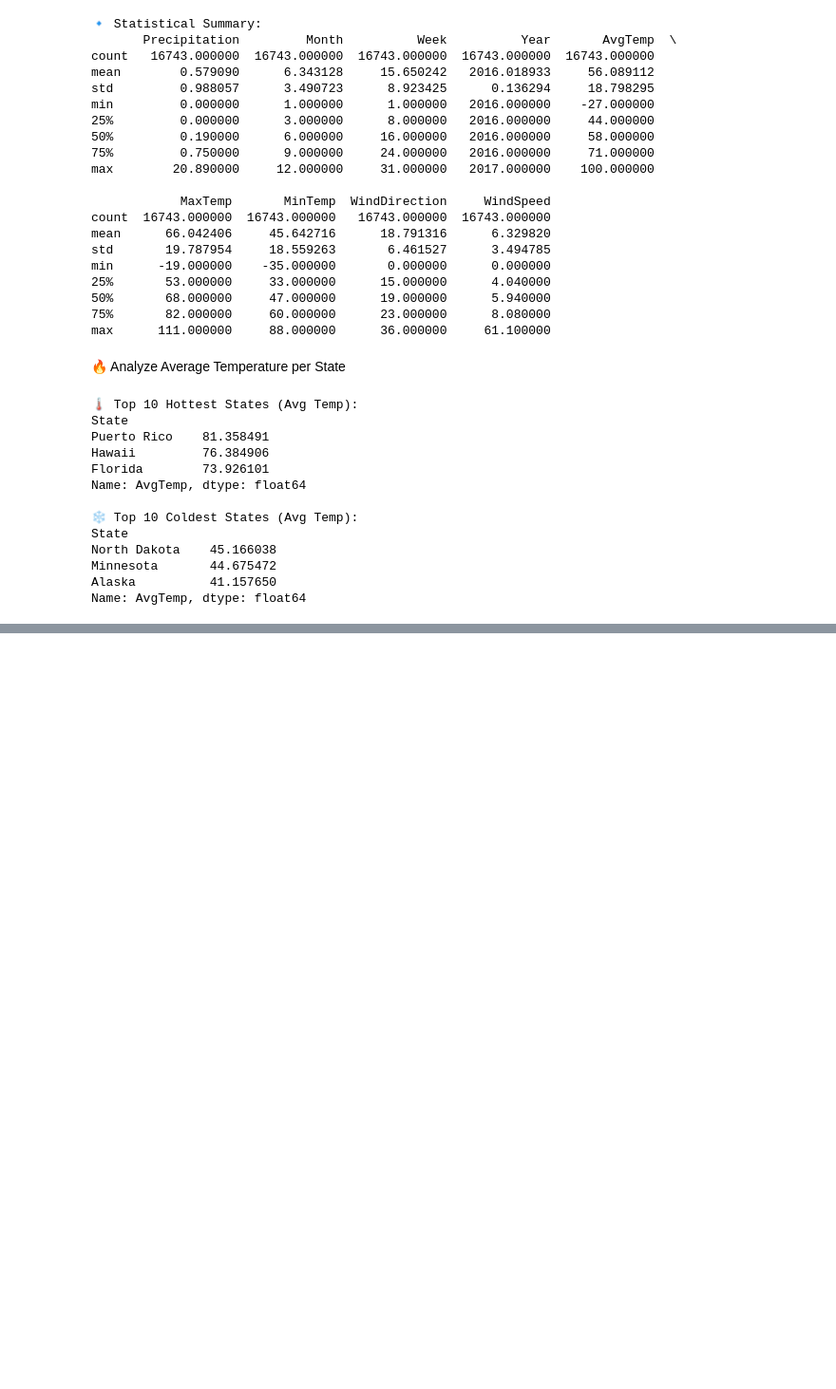
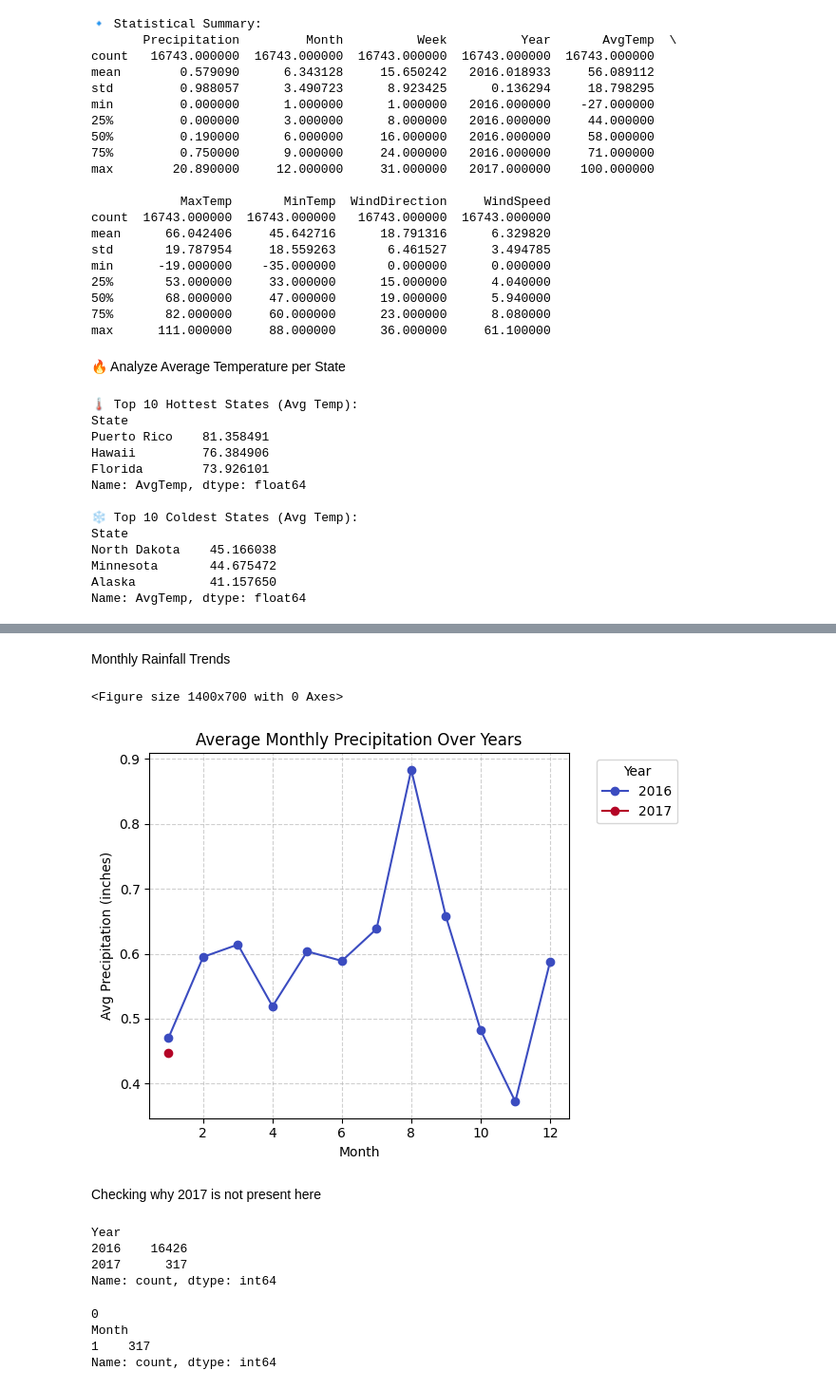
Before and after one commit to shubro-das/Mini_Projects, a Jupyter notebook: Week 1/Working with Data(pandas, csv)/weather_analyzer/main.ipynb, the cells around one changed output, grey strips where cells are left out. Shown at 95% size. Cells and saved outputs as stored; diff of their text form; code cells hidden in the pictures; blank space fills up the shorter version.

```diff
--- a/Week 1/Working with Data(pandas, csv)/weather_analyzer/main.ipynb
+++ b/Week 1/Working with Data(pandas, csv)/weather_analyzer/main.ipynb
@@ -136,0 +154,45 @@ Name: AvgTemp, dtype: float64
+# %% [markdown]
+Monthly Rainfall Trends
+# %%
+# Create a pivot table for average monthly precipitation by year
+rainfall_pivot = df.pivot_table(
+    index='Month',
+    columns='Year',
+    values='Precipitation',
+    aggfunc='mean'
+)
+
+# Plotting
+plt.figure(figsize=(14, 7))
+rainfall_pivot.plot(marker='o', colormap='coolwarm')
+plt.title('Average Monthly Precipitation Over Years')
+plt.xlabel('Month')
+plt.ylabel('Avg Precipitation (inches)')
+plt.grid(True, linestyle='--', alpha=0.6)
+plt.legend(title='Year', bbox_to_anchor=(1.05, 1), loc='upper left')
+plt.tight_layout()
+
+# Save and show
+# plt.savefig("monthly_rainfall_trend.png")
+plt.show()
+# %% [output]
+<Figure size 1400x700 with 0 Axes>
+[figure, added]
+# %% [markdown]
+Checking why 2017 is not present here
+# %%
+df["Year"].value_counts()
+# print(df[df['Year'] == 2017])
+# %% [output]
+Year
+2016    16426
+2017      317
+Name: count, dtype: int64
+# %%
+print(df[df['Year'] == 2017]['Precipitation'].isna().sum())
+print(df[df['Year'] == 2017]['Month'].value_counts())
+# %% [output]
+0
+Month
+1    317
+Name: count, dtype: int64
```
Also changed, not shown: parts of 15 cells of this notebook.
